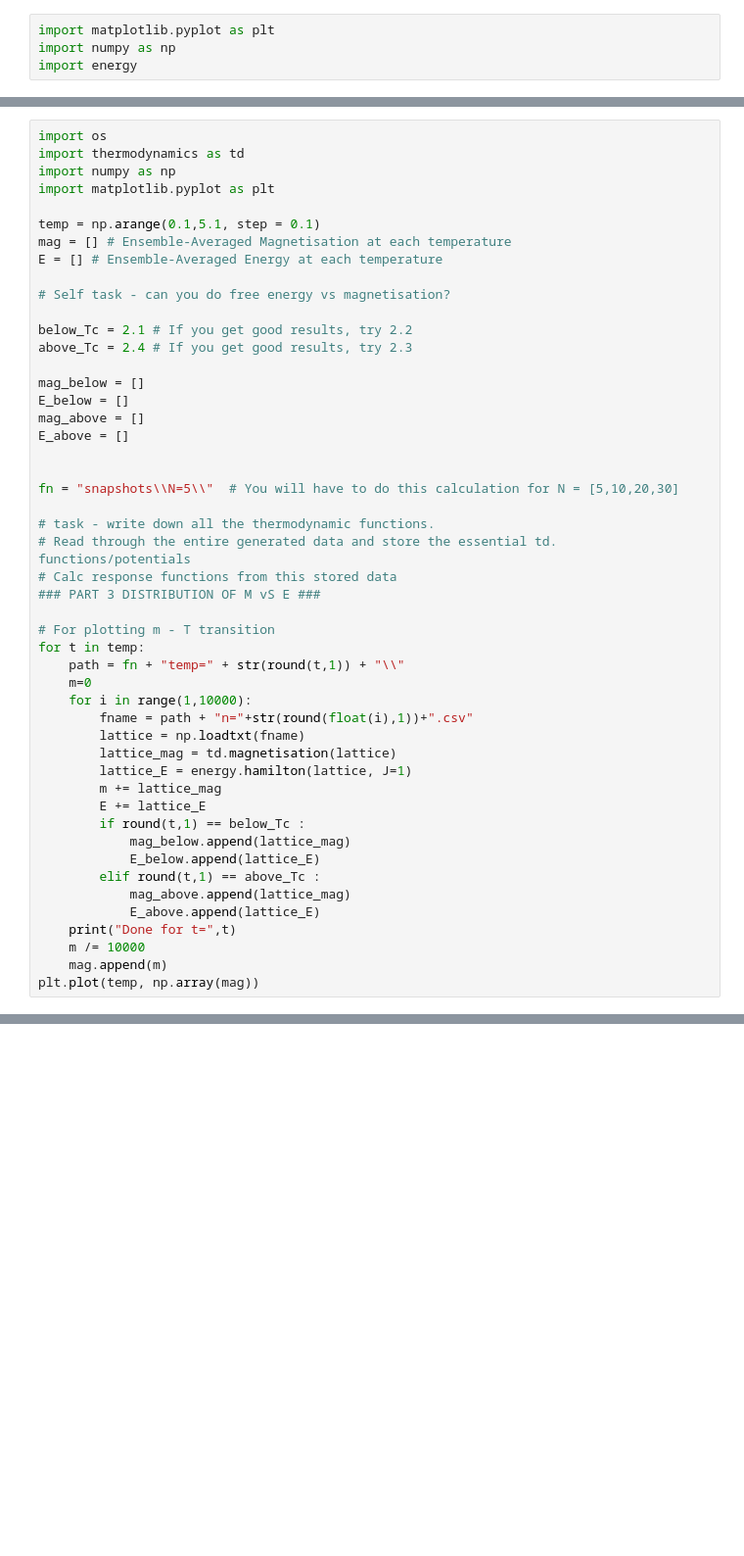
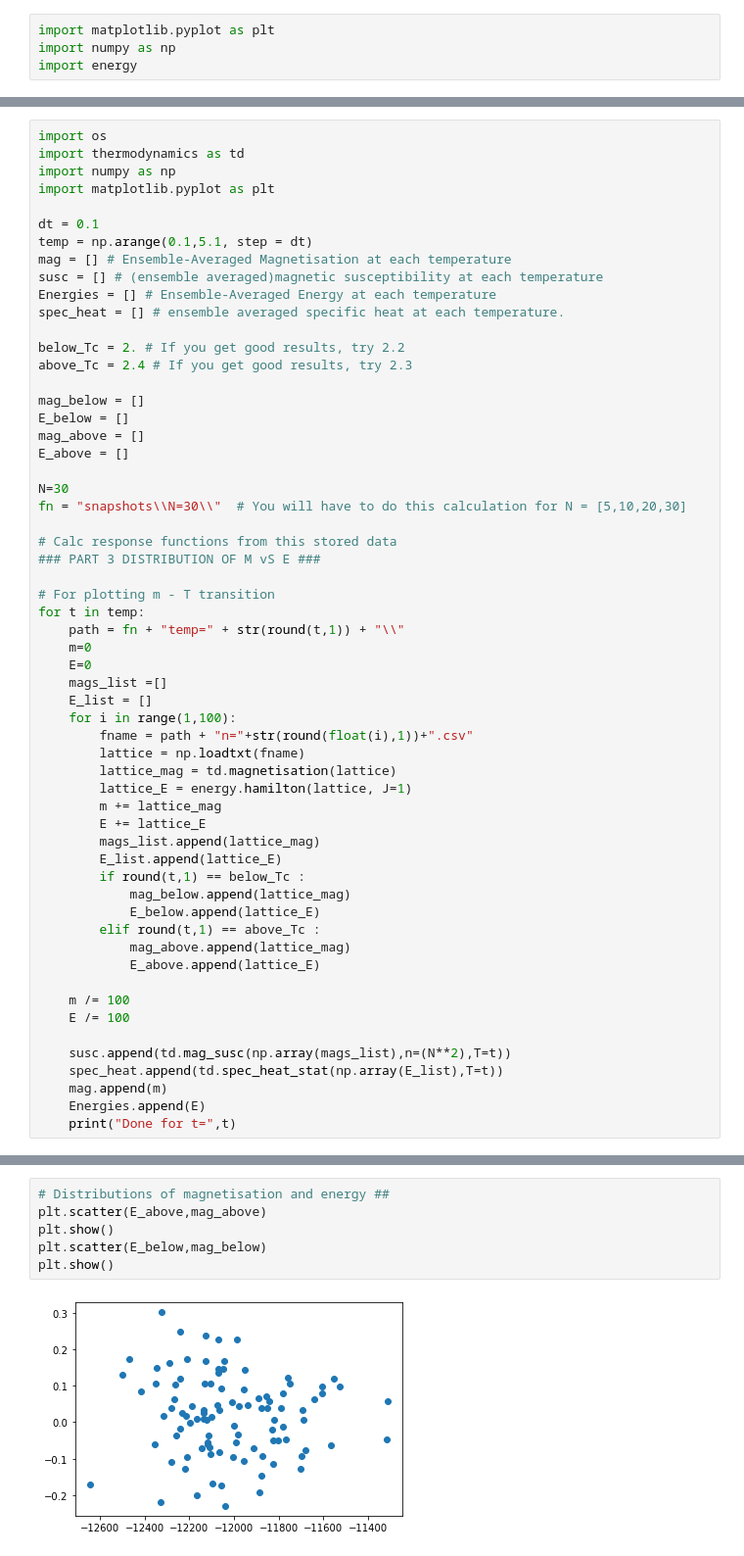
Before and after one commit to archibanerj/Monte-Carlo-Ising-Model, a Jupyter notebook: testing.ipynb, the cells around one changed output, grey strips where cells are left out. Shown at 98% size. Saved outputs shown, nothing was run; the diff lists cells and outputs as text; blank space fills up the shorter version.

```diff
--- a/testing.ipynb
+++ b/testing.ipynb
@@ -194,13 +15,14 @@ import thermodynamics as td
 import numpy as np
 import matplotlib.pyplot as plt
 
-temp = np.arange(0.1,5.1, step = 0.1)
+dt = 0.1
+temp = np.arange(0.1,5.1, step = dt)
 mag = [] # Ensemble-Averaged Magnetisation at each temperature
-E = [] # Ensemble-Averaged Energy at each temperature
+susc = [] # (ensemble averaged)magnetic susceptibility at each temperature
+Energies = [] # Ensemble-Averaged Energy at each temperature
+spec_heat = [] # ensemble averaged specific heat at each temperature.
 
-# Self task - can you do free energy vs magnetisation?
-
-below_Tc = 2.1 # If you get good results, try 2.2
+below_Tc = 2. # If you get good results, try 2.2
 above_Tc = 2.4 # If you get good results, try 2.3
 
 mag_below = []
@@ -208,11 +30,9 @@ E_below = []
 mag_above = []
 E_above = []
 
+N=30
+fn = "snapshots\\N=30\\"  # You will have to do this calculation for N = [5,10,20,30]
 
-fn = "snapshots\\N=5\\"  # You will have to do this calculation for N = [5,10,20,30]
-
-# task - write down all the thermodynamic functions.
-# Read through the entire generated data and store the essential td. functions/potentials
 # Calc response functions from this stored data
 ### PART 3 DISTRIBUTION OF M vS E ###
 
@@ -220,23 +40,33 @@ fn = "snapshots\\N=5\\"  # You will have to do this calculation for N = [5,10,20
 for t in temp:
     path = fn + "temp=" + str(round(t,1)) + "\\"
     m=0
-    for i in range(1,10000):
+    E=0
+    mags_list =[]
+    E_list = []
+    for i in range(1,100):
         fname = path + "n="+str(round(float(i),1))+".csv"
         lattice = np.loadtxt(fname)
         lattice_mag = td.magnetisation(lattice)
         lattice_E = energy.hamilton(lattice, J=1)
         m += lattice_mag
         E += lattice_E
+        mags_list.append(lattice_mag)
+        E_list.append(lattice_E)
         if round(t,1) == below_Tc :
             mag_below.append(lattice_mag)
             E_below.append(lattice_E)
         elif round(t,1) == above_Tc :
             mag_above.append(lattice_mag)
             E_above.append(lattice_E)
+
+    m /= 100
+    E /= 100
+
+    susc.append(td.mag_susc(np.array(mags_list),n=(N**2),T=t))
+    spec_heat.append(td.spec_heat_stat(np.array(E_list),T=t))
+    mag.append(m)
+    Energies.append(E)
     print("Done for t=",t)
-    m /= 10000
-    mag.append(m)
-plt.plot(temp, np.array(mag))
 # %% [output]
 Done for t= 0.1
 Done for t= 0.2
@@ -263,0 +195,8 @@ plt.plot(temp, np.abs(np.array(mag)))
+# %%
+# Distributions of magnetisation and energy ##
+plt.scatter(E_above,mag_above)
+plt.show()
+plt.scatter(E_below,mag_below)
+plt.show()
+# %% [output]
+[figure, added]
```
Also changed, not shown: parts of 37 cells of this notebook, 4 other files.
